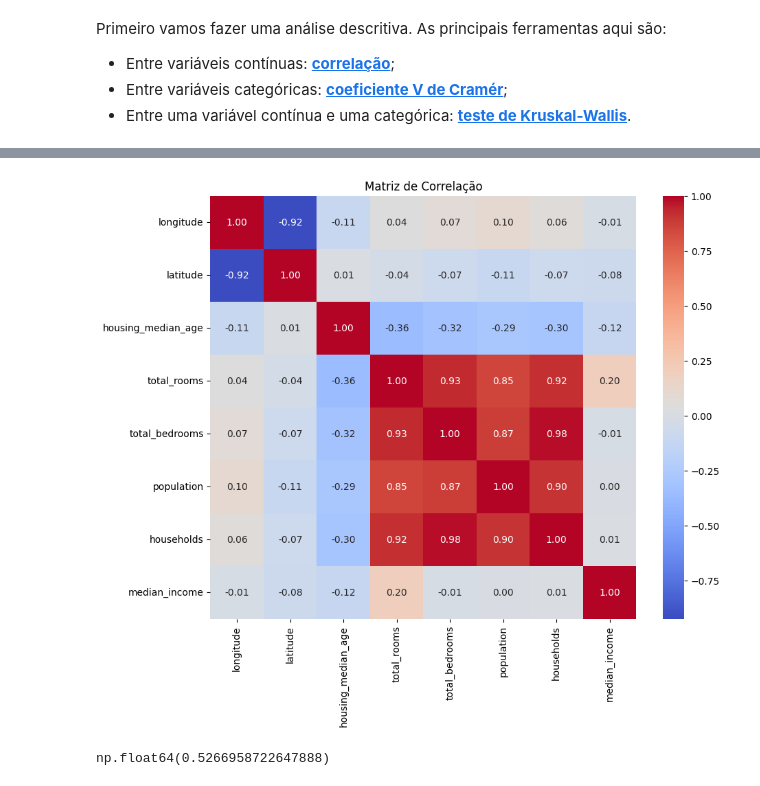
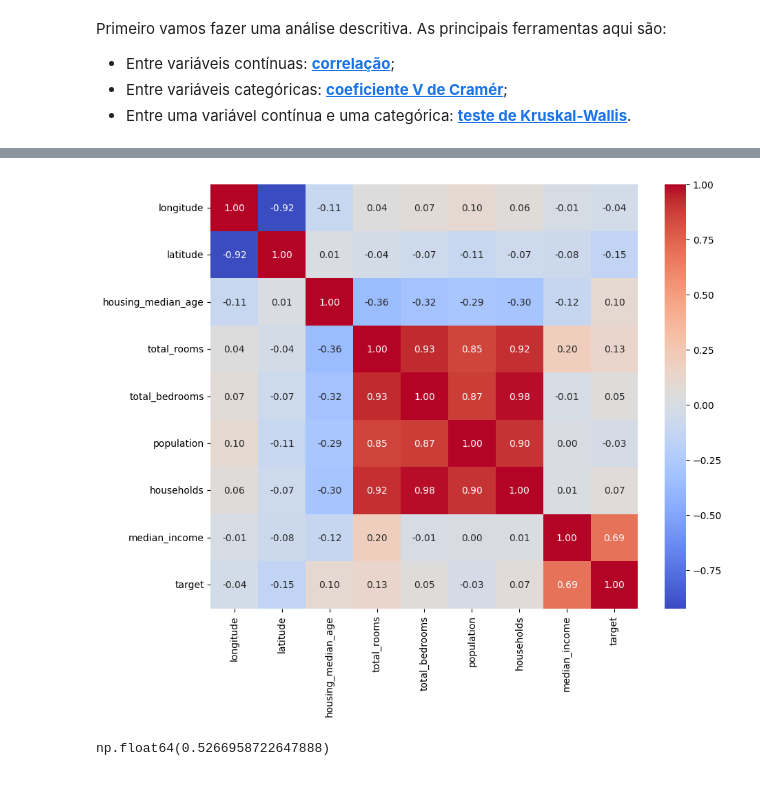
Before and after one commit to guedera/aulasMachineLearning, a Jupyter notebook: Aula02/ML_Aula_2.ipynb, the cells around one changed output, grey strips where cells are left out. Cells and saved outputs as stored; diff of their text form; code cells hidden in the pictures.

Commit message:
falta interpretar features em relacao a target

```diff
--- a/Aula02/ML_Aula_2.ipynb
+++ b/Aula02/ML_Aula_2.ipynb
@@ -349,18 +349,21 @@ X_train.drop(columns=["ocean_proximity"]).corr()
 | households | 0.056318 | -0.073915 | -0.301198 | 0.916265 | 0.979627 | 0.903045 | 1.000000 | ... |
 | median_income | -0.014592 | -0.079259 | -0.118410 | 0.197326 | -0.011782 | 0.000883 | 0.009366 | ... |
 # %%
-corr = X_train.drop(columns=["ocean_proximity"]).corr()
+X_num = X_train.drop(columns=["ocean_proximity"])
+
+df_corr = X_num.copy()
+df_corr["target"] = y_train
+
+corr = df_corr.corr()
 
 plt.figure(figsize=(10,8))
 sns.heatmap(corr,
             annot=True,
             cmap="coolwarm",
             fmt=".2f")
-
-plt.title("Matriz de Correlação")
 plt.show()
 # %% [output]
-[figure, old version]
+[figure, new version]
 # %%
 from scipy.stats import chi2_contingency
 
```
Also changed, not shown: parts of 4 cells of this notebook.
